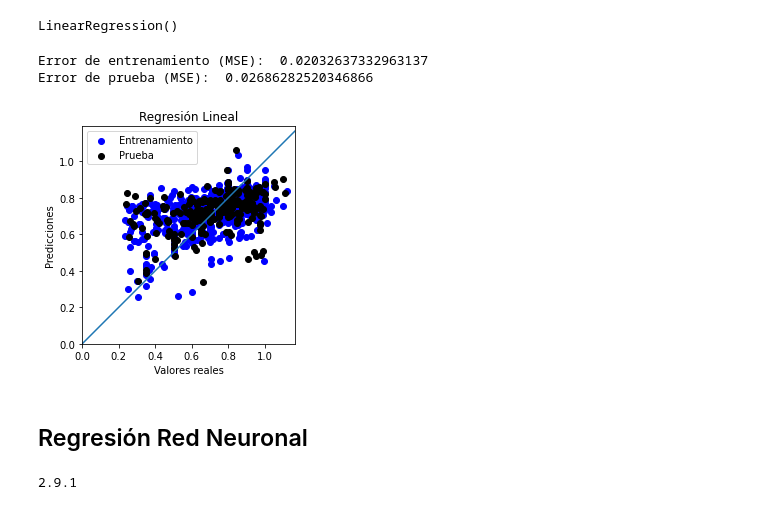
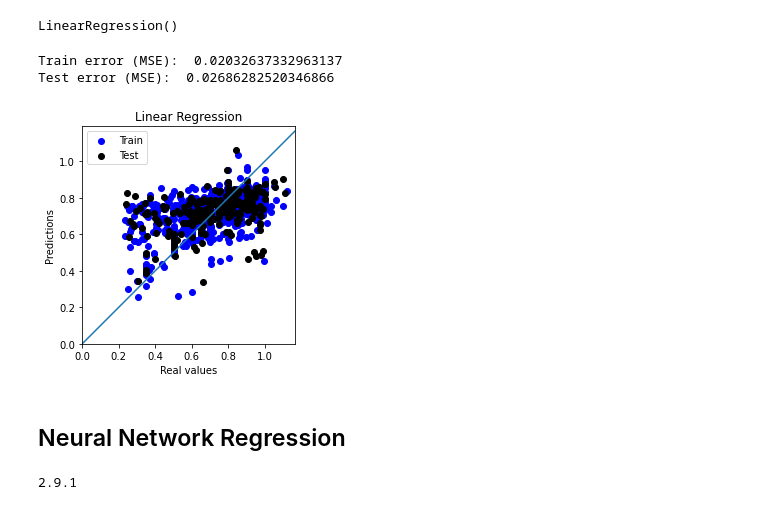
Before and after one commit to dataismyname/data_science_python_projects, a Jupyter notebook: Regression.ipynb, the cells around one changed output. Cells and saved outputs as stored; diff of their text form; code cells hidden in the pictures.

```diff
--- a/Regression.ipynb
+++ b/Regression.ipynb
@@ -17,6 +18,6 @@ from sklearn.metrics import accuracy_score, confusion_matrix, mean_squared_error
 # %%
-#Importación y muestra del dataframe
-df=pd.read_csv("garments_worker_productivity.csv")
+#Import and sample of dataframe
+df=pd.read_csv("data/garments_worker_productivity.csv")
 df.sample(8)
 # %% [output]
 |  | date | quarter | department | day | team | targeted_productivity | smv | wip | over_time | ... |
@@ -180,29 +181,29 @@ LinearRegression()
 yr_rl_pred_train = model_rl.predict(Xr_train)
 yr_rl_pred_test = model_rl.predict(Xr_test)
 # %%
-#Se muestran los valores de MSE de los datos de entrenamiento y prueba
+#The MSE values of the training and test data are shown.
 mse_rl_train = mean_squared_error(yr_rl_pred_train, yr_train)
-print('Error de entrenamiento (MSE): ', mse_rl_train)
+print('Train error (MSE): ', mse_rl_train)
 mse_rl_test = mean_squared_error(yr_rl_pred_test, yr_test)
-print('Error de prueba (MSE): ', mse_rl_test)
+print('Test error (MSE): ', mse_rl_test)
 # %% [output]
-Error de entrenamiento (MSE):  0.02032637332963137
-Error de prueba (MSE):  0.02686282520346866
+Train error (MSE):  0.02032637332963137
+Test error (MSE):  0.02686282520346866
 # %%
-#Se grafican las predicciones utilizando los datos de entrada de entrenamiento y prueba
-plt.scatter(yr_train, yr_rl_pred_train,color="b", label='Entrenamiento')
-plt.scatter(yr_test, yr_rl_pred_test,color="k", label='Prueba')
-plt.xlabel('Valores reales')
-plt.ylabel('Predicciones')
+#Predictions are plotted using the training and test input data.
+plt.scatter(yr_train, yr_rl_pred_train,color="b", label='Train')
+plt.scatter(yr_test, yr_rl_pred_test,color="k", label='Test')
+plt.xlabel('Real values')
+plt.ylabel('Predictions')
 plt.axis('equal')
 plt.axis('square')
 plt.legend(loc="upper left")
-plt.title("Regresión Lineal")
+plt.title("Linear Regression")
 plt.xlim([0,plt.xlim()[1]])
 plt.ylim([0,plt.ylim()[1]])
 _ = plt.plot([-100, 100], [-100, 100])
 # %% [output]
-[figure, old version]
+[figure, new version]
 # %% [markdown]
-## Regresión Red Neuronal
+## Neural Network Regression
 # %%
```
Also changed, not shown: parts of 31 cells of this notebook.
